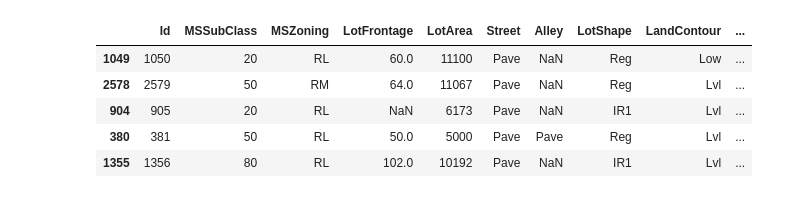
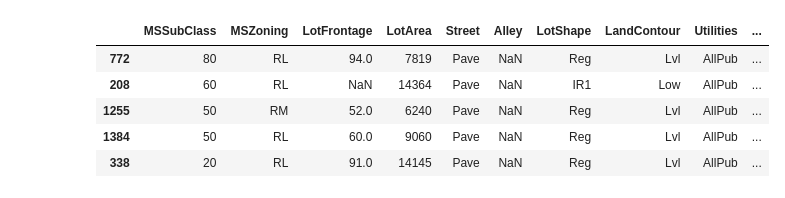
Before and after one commit to KetanThakare/Ames-house-price-predictor, a Jupyter notebook: Preprocessing.ipynb, the cells around one changed output. Cells and saved outputs as stored; diff of their text form; code cells hidden in the pictures.

```diff
--- a/Preprocessing.ipynb
+++ b/Preprocessing.ipynb
@@ -1,16 +1,21 @@
 # %%
 import pandas as pd
 import numpy as np
 
 ah_data=pd.read_csv('C:/Users/admin/Desktop/EeD/Python/Project/AmesHousingData.csv')
+ah_data['age'] = ah_data['YrSold'].apply(lambda x: x - min(ah_data['YrSold']))
+
+#dropId
+ah_data = ah_data.drop(['Id', 'SaleType'], axis = 1)
+
 #to display all cloumns
 pd.set_option('display.max_columns', 500)
 pd.set_option('display.max_rows', 1000)
 ah_data.sample(5)
 # %% [output]
-|  | Id | MSSubClass | MSZoning | LotFrontage | LotArea | Street | Alley | LotShape | LandContour | ... |
-| 1049 | 1050 | 20 | RL | 60.0 | 11100 | Pave | NaN | Reg | Low | ... |
-| 2578 | 2579 | 50 | RM | 64.0 | 11067 | Pave | NaN | Reg | Lvl | ... |
-| 904 | 905 | 20 | RL | NaN | 6173 | Pave | NaN | IR1 | Lvl | ... |
-| 380 | 381 | 50 | RL | 50.0 | 5000 | Pave | Pave | Reg | Lvl | ... |
-| 1355 | 1356 | 80 | RL | 102.0 | 10192 | Pave | NaN | IR1 | Lvl | ... |
+|  | MSSubClass | MSZoning | LotFrontage | LotArea | Street | Alley | LotShape | LandContour | Utilities | ... |
+| 772 | 80 | RL | 94.0 | 7819 | Pave | NaN | Reg | Lvl | AllPub | ... |
+| 208 | 60 | RL | NaN | 14364 | Pave | NaN | IR1 | Low | AllPub | ... |
+| 1255 | 50 | RM | 52.0 | 6240 | Pave | NaN | Reg | Lvl | AllPub | ... |
+| 1384 | 50 | RL | 60.0 | 9060 | Pave | NaN | Reg | Lvl | AllPub | ... |
+| 338 | 20 | RL | 91.0 | 14145 | Pave | NaN | Reg | Lvl | AllPub | ... |
```
Also changed, not shown: parts of 20 cells of this notebook, 8 other files.
